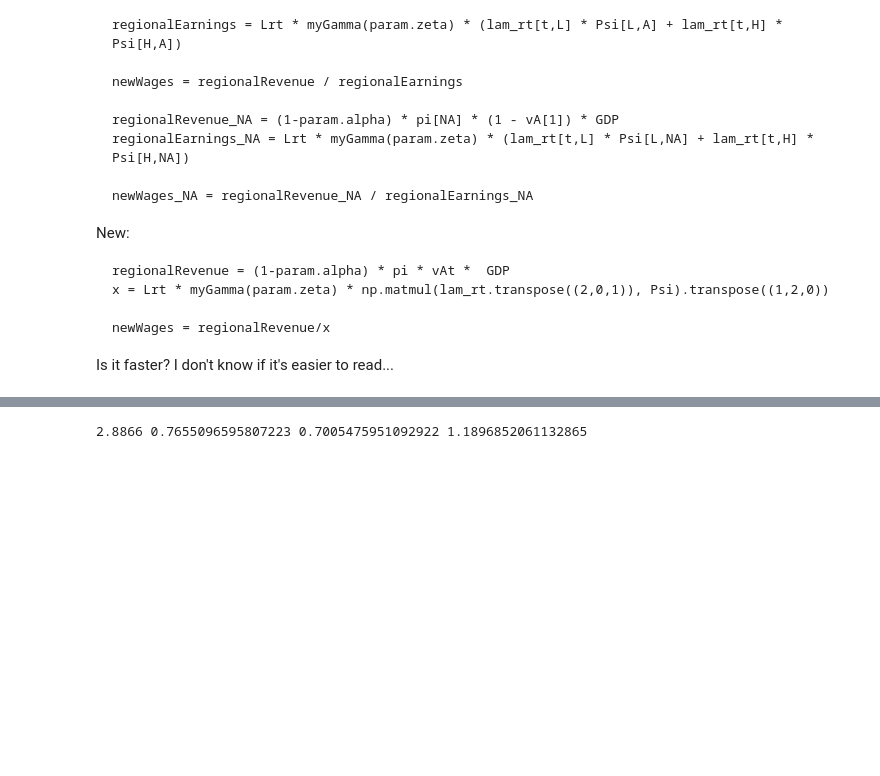
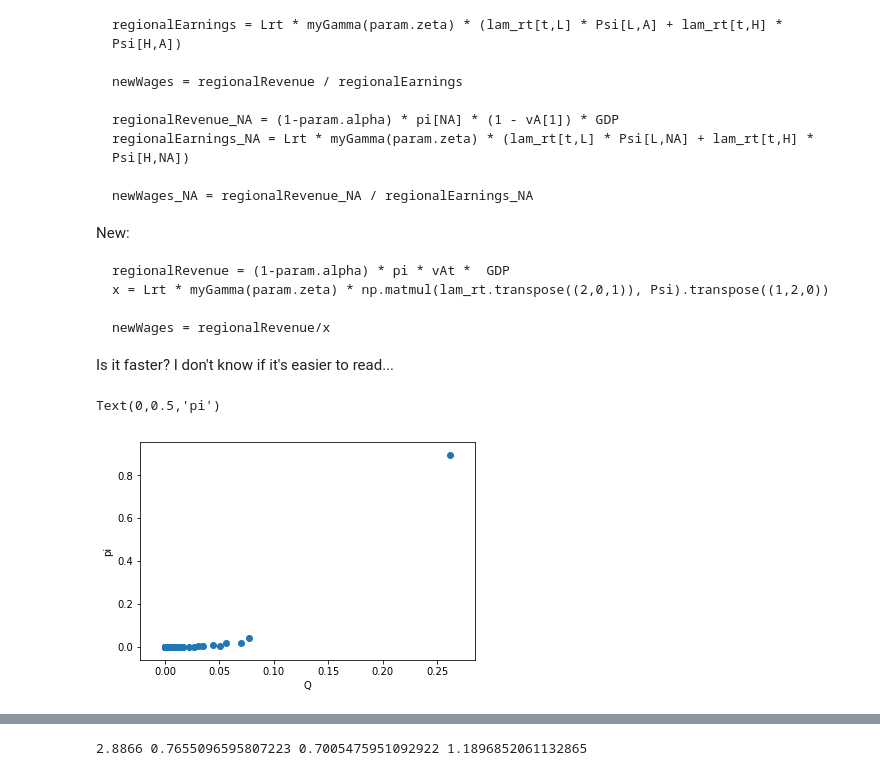
Before and after one commit to mwufi/spatial-structural-change, a Jupyter notebook: Condensed.ipynb, the cells around one changed output, grey strips where cells are left out. Saved outputs shown, nothing was run; the diff lists cells and outputs as text; code cells hidden in the pictures; blank space fills up the shorter version.

```diff
--- a/Condensed.ipynb
+++ b/Condensed.ipynb
@@ -196,6 +201,13 @@ def computeGDP(lam_rt, Theta_h, Theta_l):
     constant= 1/(1-param.alpha) * myGamma(param.zeta)
     GDP = constant * np.sum(Lrt * (lam_rt * Theta_h + (1-lam_rt) * Theta_l))
     return GDP
+# %%
+pi = computePi(wages)
+plt.scatter(Q[t,NA], pi[t,NA])
+plt.xlabel('Q'); plt.ylabel('pi')
+# %% [output]
+Text(0,0.5,'pi')
+[figure, added]
 # %%
 wages = readWages()
 
```
Also changed, not shown: parts of 13 cells of this notebook, 2 other files.
